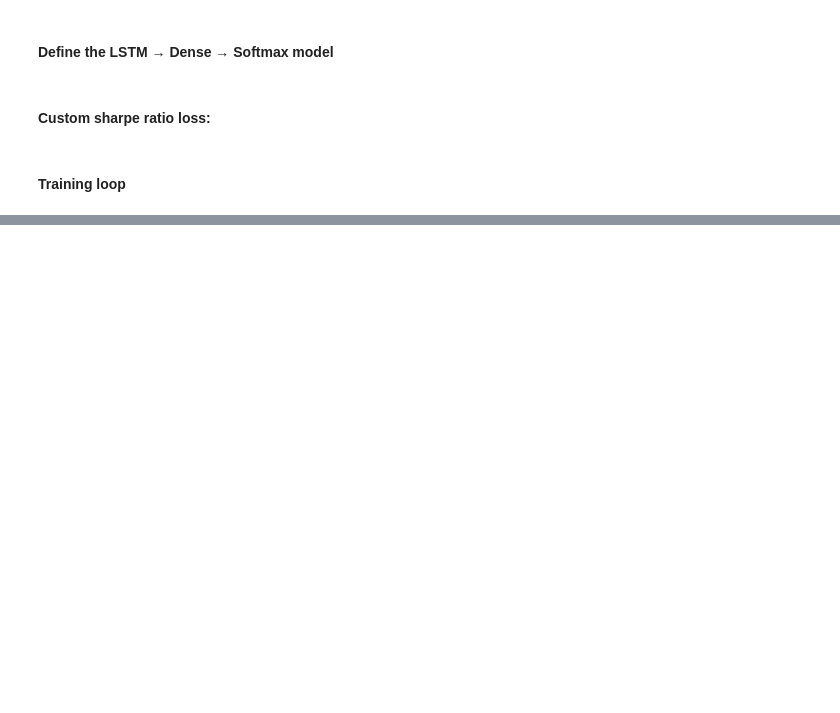
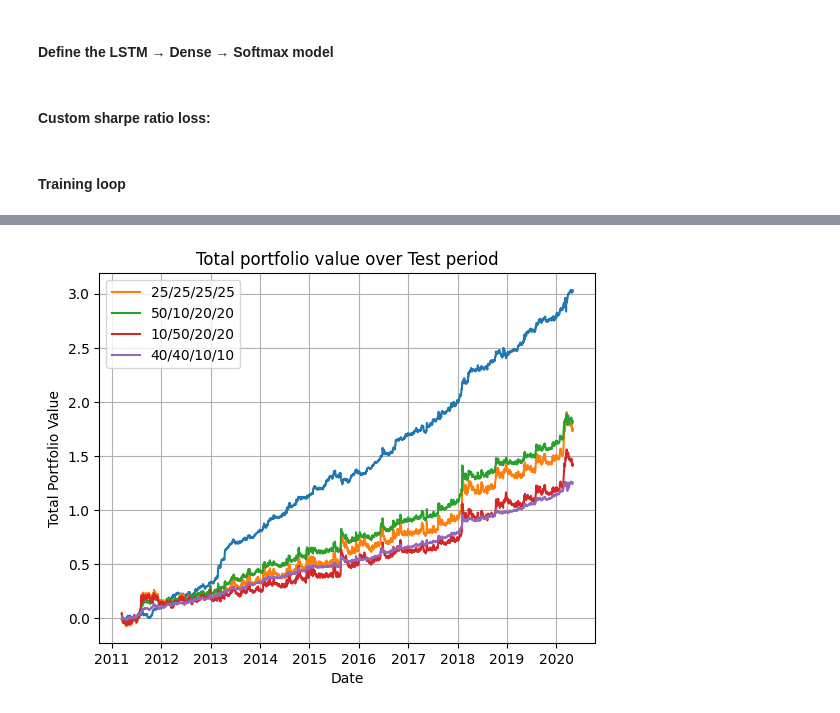
Before and after one commit to BelmudesLSB/quant-finance-projects, a Jupyter notebook: lstm_portfolio_opt/weight_construction.ipynb, the cells around one changed output, grey strips where cells are left out. Cells and saved outputs as stored; diff of their text form; code cells hidden in the pictures; blank space fills up the shorter version.

```diff
--- a/lstm_portfolio_opt/weight_construction.ipynb
+++ b/lstm_portfolio_opt/weight_construction.ipynb
@@ -300,0 +338,29 @@ plt.show()
+# %%
+# put model in eval mode
+model.eval()
+
+with torch.no_grad():
+
+    # Predict portfolio weights
+    weights_test = model(X_test_t)        # shape [N, num_assets]
+    # Compute returns:
+    test_returns = np.log(((1+Y_test_t) * weights_test).sum(dim=1))  # shape [N]
+    # Cumulative returns of the portfolio:
+    cum_returns = np.cumsum(test_returns.numpy())  # shape [N]
+
+# Construct baseline allocations (equal weights)
+weights_allocation_1 = [0.25, 0.25, 0.25, 0.25]  # equal weights
+weights_allocation_2 = [0.50, 0.10, 0.20, 0.20]  # 50% stocks, 10% bonds, 20% commodities, 20% volatility
+weights_allocation_3 = [0.10, 0.50, 0.20, 0.20]  # 10% stocks, 50% bonds, 20% commodities, 20% volatility
+weights_allocation_4 = [0.40, 0.40, 0.10, 0.10]  # 40% stocks, 10% bonds, 10% commodities, 40% volatility
+
+# Compute returns for baseline allocations
+class_returns_1 = np.log(((1+Y_test_t) * torch.tensor(weights_allocation_1)).sum(dim=1)).numpy()
+class_returns_2 = np.log(((1+Y_test_t) * torch.tensor(weights_allocation_2)).sum(dim=1)).numpy()
+class_returns_3 = np.log(((1+Y_test_t) * torch.tensor(weights_allocation_3)).sum(dim=1)).numpy()
+class_returns_4 = np.log(((1+Y_test_t) * torch.tensor(weights_allocation_4)).sum(dim=1)).numpy()
+
+cum_class_returns_1 = np.cumsum(class_returns_1)
+cum_class_returns_2 = np.cumsum(class_returns_2)
+cum_class_returns_3 = np.cumsum(class_returns_3)
+cum_class_returns_4 = np.cumsum(class_returns_4)
@@ -300,0 +371,14 @@ plt.show()
+# %%
+plt.plot(df_test['date'][seq_len:], cum_returns)
+plt.plot(df_test['date'][seq_len:], cum_class_returns_1, label='25/25/25/25')
+plt.plot(df_test['date'][seq_len:], cum_class_returns_2, label='50/10/20/20')
+plt.plot(df_test['date'][seq_len:], cum_class_returns_3, label='10/50/20/20')
+plt.plot(df_test['date'][seq_len:], cum_class_returns_4, label='40/40/10/10')
+plt.xlabel("Date")
+plt.ylabel("Total Portfolio Value")
+plt.title("Total portfolio value over Test period")
+plt.legend()
+plt.grid(True)
+plt.show()
+# %% [output]
+[figure, added]
```
Also changed, not shown: parts of 8 cells of this notebook.
